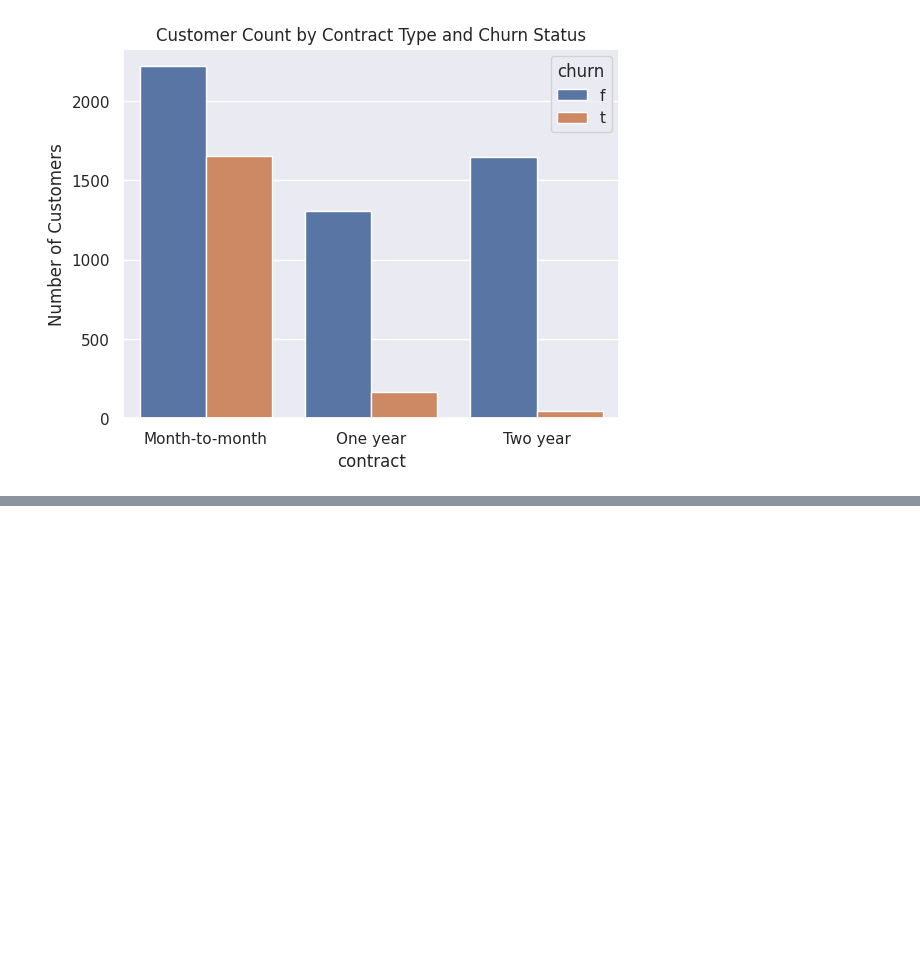
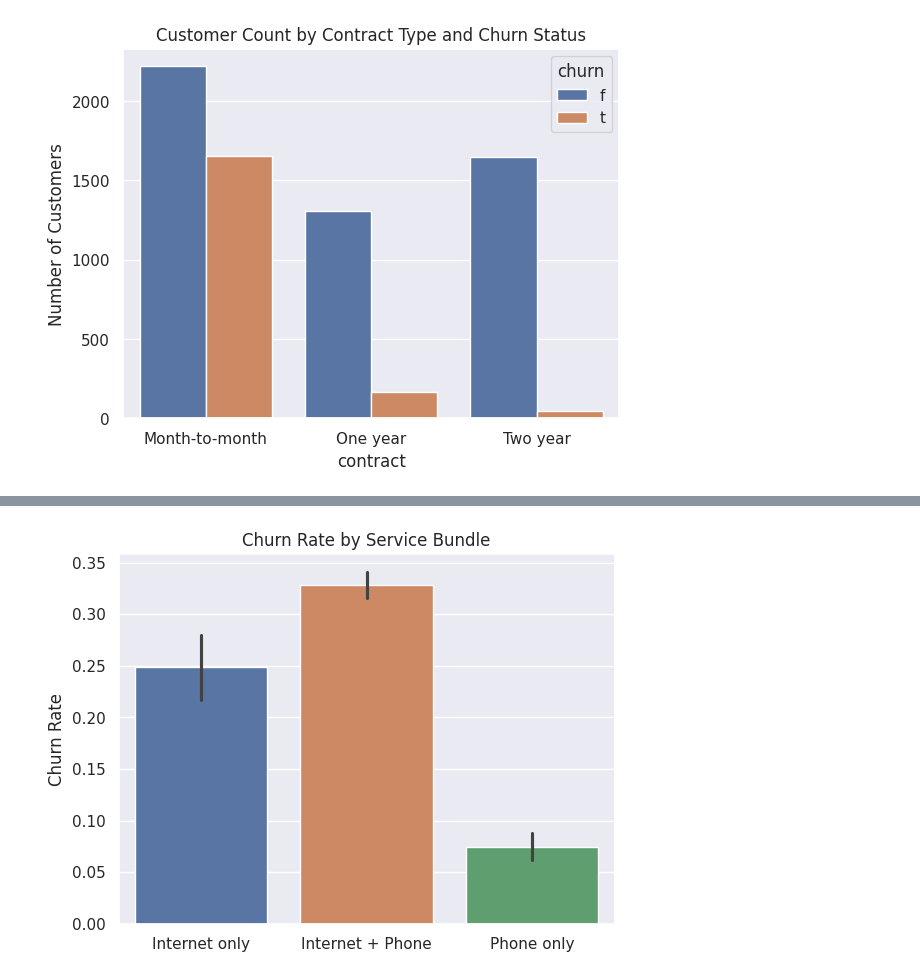
Before and after one commit to G-forcemole/customer-churn-prediction, a Jupyter notebook: telco_churn_EDA.ipynb, the cells around one changed output, grey strips where cells are left out. Cells and saved outputs as stored; diff of their text form; code cells hidden in the pictures; blank space fills up the shorter version.

```diff
--- a/telco_churn_EDA.ipynb
+++ b/telco_churn_EDA.ipynb
@@ -165,0 +230,11 @@ plt.show()
+# %%
+# Creating service_bundle column
+
+# Adding "Phone only" to all rows
+df["service_bundle"] = "Phone only"
+
+# Updating rows with internet & no phone service to "Internet only"
+df.loc[(df["has_internet"] == "t") & (df["has_phone_service"] == "f"), "service_bundle"] = "Internet only"
+
+# Editing all rows with both service to "Internet + Phone"
+df.loc[(df["has_internet"] == "t") & (df["has_phone_service"] == "t"), "service_bundle"] = "Internet + Phone"
@@ -165,0 +260,15 @@ plt.show()
+# %%
+# Proportions Visualization
+
+sns.barplot(
+    data=df,
+    x="service_bundle",
+    y=df["churn"].map({"t": 1, "f": 0}),
+    hue="service_bundle"
+)
+plt.title("Churn Rate by Service Bundle")
+plt.ylabel("Churn Rate")
+plt.xlabel("")
+plt.show()
+# %% [output]
+[figure, added]
```
Also changed, not shown: parts of 30 cells of this notebook.
